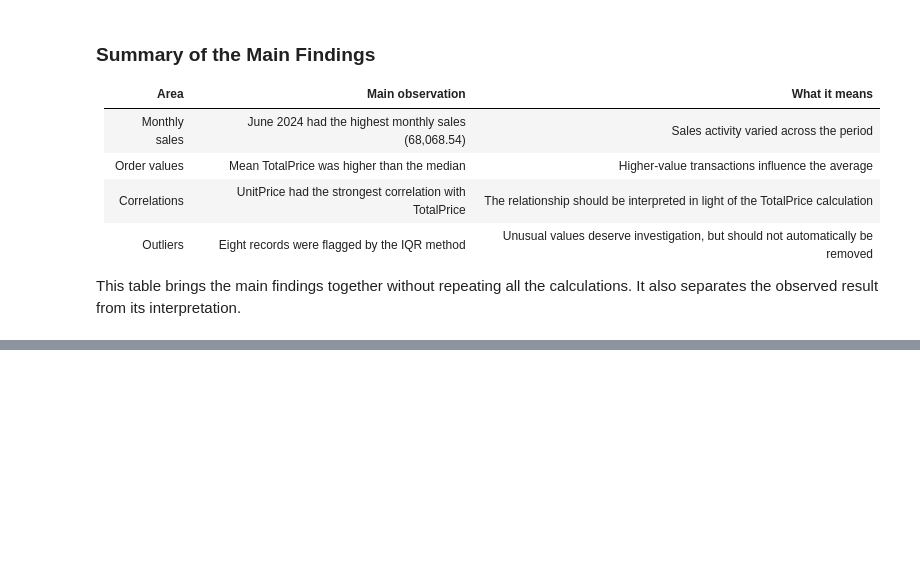
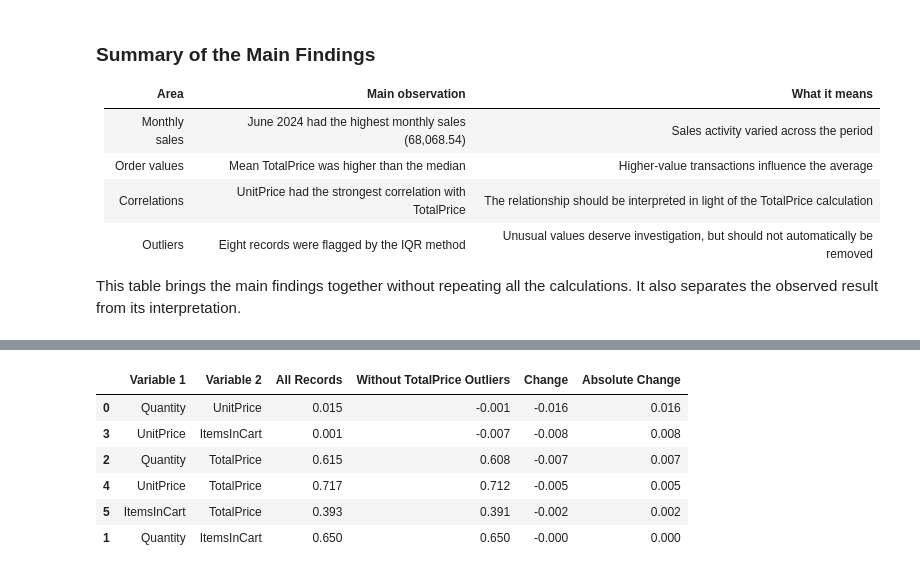
Before and after one commit to francisparwez/exploratory-data-analysis, a Jupyter notebook: notebooks/exploratory_data_analysis.ipynb, the cells around one changed output, grey strips where cells are left out. Drawn from its saved outputs; the diff is of its cells as text; code cells hidden in the pictures; blank space fills up the shorter version.

```diff
--- a/notebooks/exploratory_data_analysis.ipynb
+++ b/notebooks/exploratory_data_analysis.ipynb
@@ -3410,0 +3834,23 @@ This table brings the main findings together without repeating all the calculati
+# %%
+
+# Review how correlations changed when the flagged records were excluded
+sensitivity_review = correlation_comparison_df.copy()
+
+sensitivity_review["Absolute Change"] = (
+    sensitivity_review["Change"].abs()
+)
+
+sensitivity_review = sensitivity_review.sort_values(
+    "Absolute Change",
+    ascending=False
+)
+
+display(sensitivity_review.round(3))
+# %% [output]
+|  | Variable 1 | Variable 2 | All Records | Without TotalPrice Outliers | Change | Absolute Change |
+| 0 | Quantity | UnitPrice | 0.015 | -0.001 | -0.016 | 0.016 |
+| 3 | UnitPrice | ItemsInCart | 0.001 | -0.007 | -0.008 | 0.008 |
+| 2 | Quantity | TotalPrice | 0.615 | 0.608 | -0.007 | 0.007 |
+| 4 | UnitPrice | TotalPrice | 0.717 | 0.712 | -0.005 | 0.005 |
+| 5 | ItemsInCart | TotalPrice | 0.393 | 0.391 | -0.002 | 0.002 |
+| 1 | Quantity | ItemsInCart | 0.650 | 0.650 | -0.000 | 0.000 |
```
Also changed, not shown: parts of 39 cells of this notebook, 6 other files.
